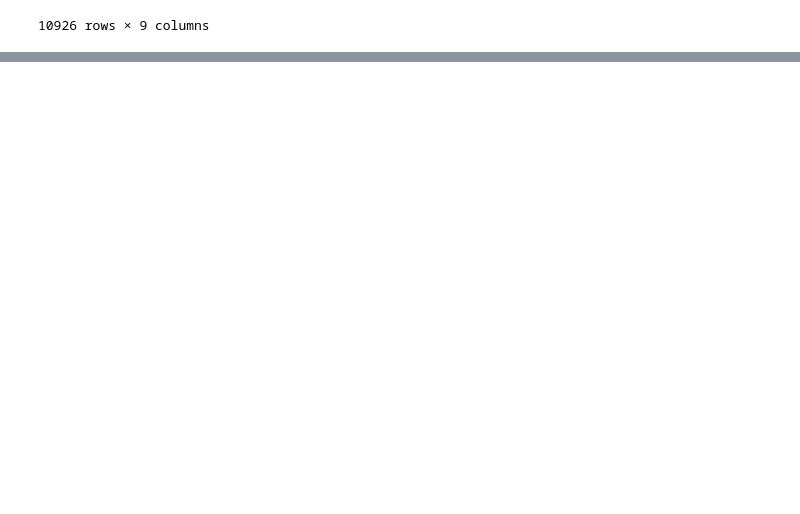
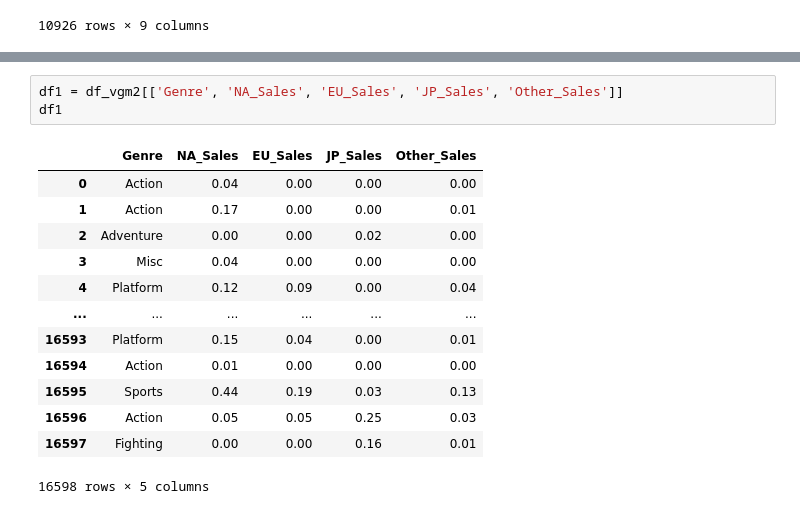
Before and after one commit to Choyoons/Choyoons, a Jupyter notebook: project.ipynb, the cells around one changed output, grey strips where cells are left out. Saved outputs shown, nothing was run; the diff lists cells and outputs as text; blank space fills up the shorter version.

```diff
--- a/project.ipynb
+++ b/project.ipynb
@@ -273,0 +334,17 @@ NameError: ignored
+# %%
+df1 = df_vgm2[['Genre', 'NA_Sales', 'EU_Sales', 'JP_Sales', 'Other_Sales']]
+df1
+# %% [output]
+|  | Genre | NA_Sales | EU_Sales | JP_Sales | Other_Sales |
+| 0 | Action | 0.04 | 0.00 | 0.00 | 0.00 |
+| 1 | Action | 0.17 | 0.00 | 0.00 | 0.01 |
+| 2 | Adventure | 0.00 | 0.00 | 0.02 | 0.00 |
+| 3 | Misc | 0.04 | 0.00 | 0.00 | 0.00 |
+| 4 | Platform | 0.12 | 0.09 | 0.00 | 0.04 |
+| ... | ... | ... | ... | ... | ... |
+| 16593 | Platform | 0.15 | 0.04 | 0.00 | 0.01 |
+| 16594 | Action | 0.01 | 0.00 | 0.00 | 0.00 |
+| 16595 | Sports | 0.44 | 0.19 | 0.03 | 0.13 |
+| 16596 | Action | 0.05 | 0.05 | 0.25 | 0.03 |
+| 16597 | Fighting | 0.00 | 0.00 | 0.16 | 0.01 |
+16598 rows × 5 columns
```
Also changed, not shown: parts of 8 cells of this notebook.
